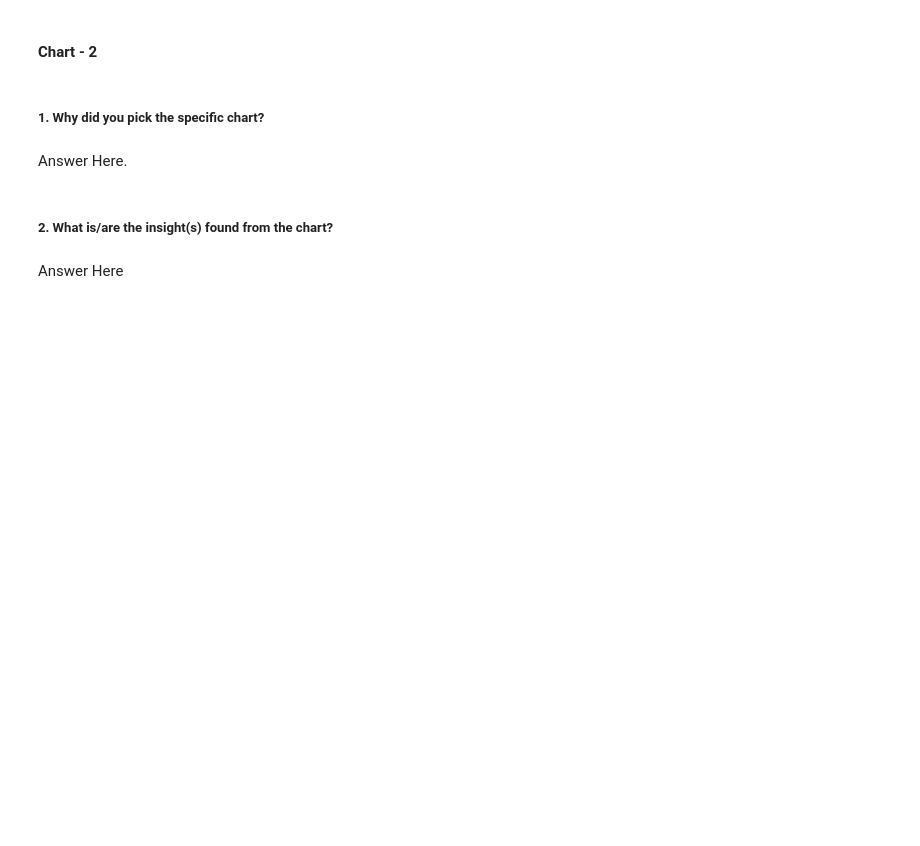
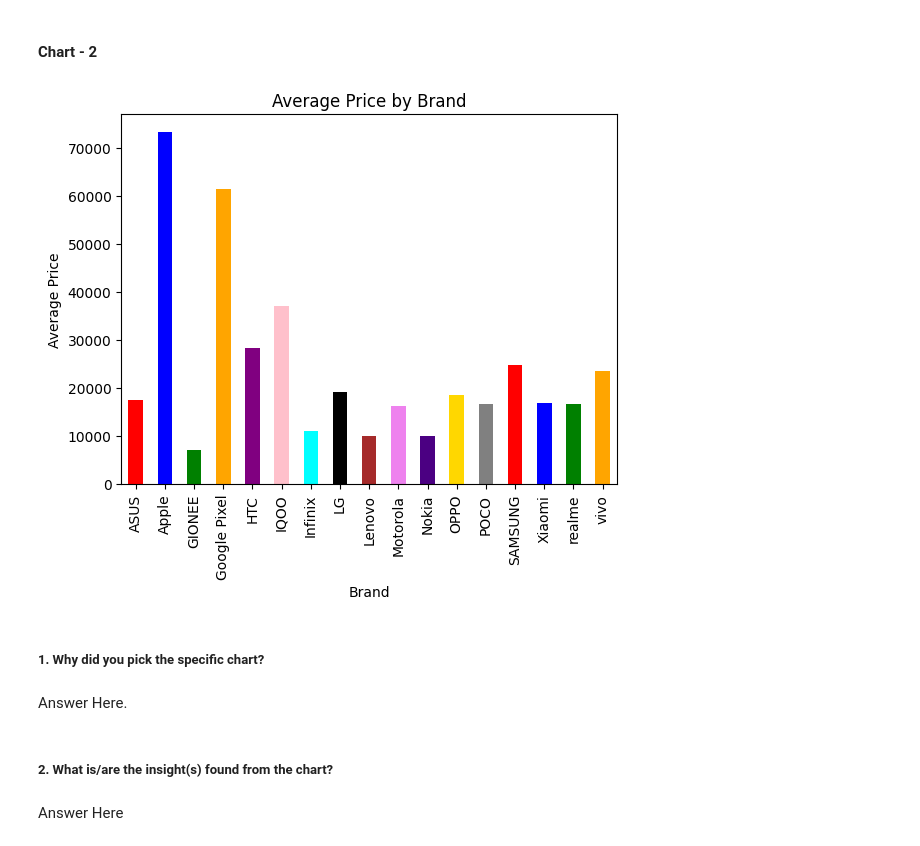
Before and after one commit to anujpurohit0501/flipkart-mobile-eda, a Jupyter notebook: Flipkart_Mobile_EDA.ipynb, the cells around one changed output. Saved outputs shown, nothing was run; the diff lists cells and outputs as text; code cells hidden in the pictures; blank space fills up the shorter version.

```diff
--- a/Flipkart_Mobile_EDA.ipynb
+++ b/Flipkart_Mobile_EDA.ipynb
@@ -247,3 +294,15 @@ Answer Here
+# %%
+# Chart - 2 visualization code
+# Average Price of Each Brand
+x=df.groupby('Brand')['Selling Price'].mean()
+c=['red','blue','green','orange','purple','pink','cyan','black','brown','violet','indigo','gold','grey']
+x.plot(kind='bar',color=c)
+plt.xlabel('Brand')
+plt.ylabel('Average Price')
+plt.title('Average Price by Brand')
+plt.show()
+# %% [output]
+[figure, added]
 # %% [markdown]
 ##### 1. Why did you pick the specific chart?
 # %% [markdown]
```
Also changed, not shown: parts of 13 cells of this notebook.
